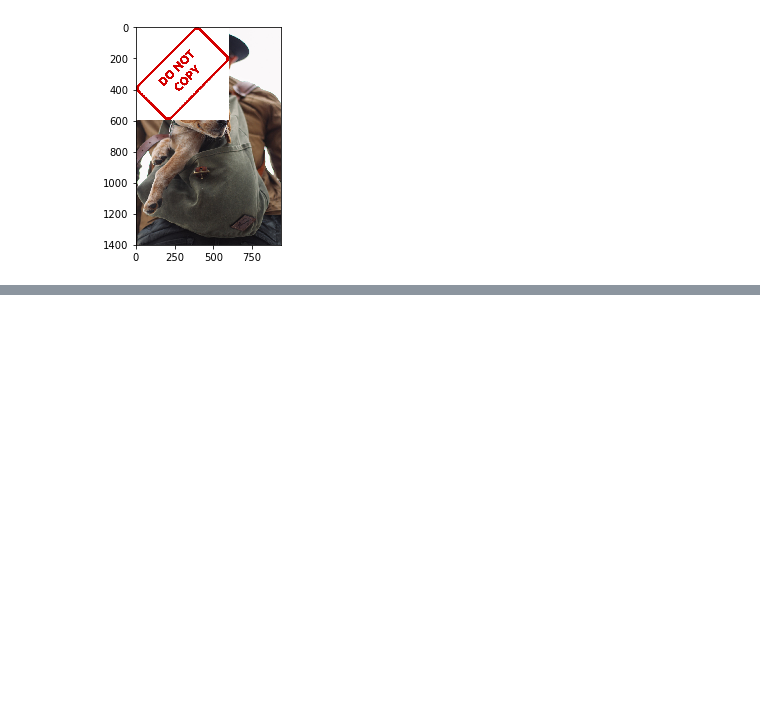
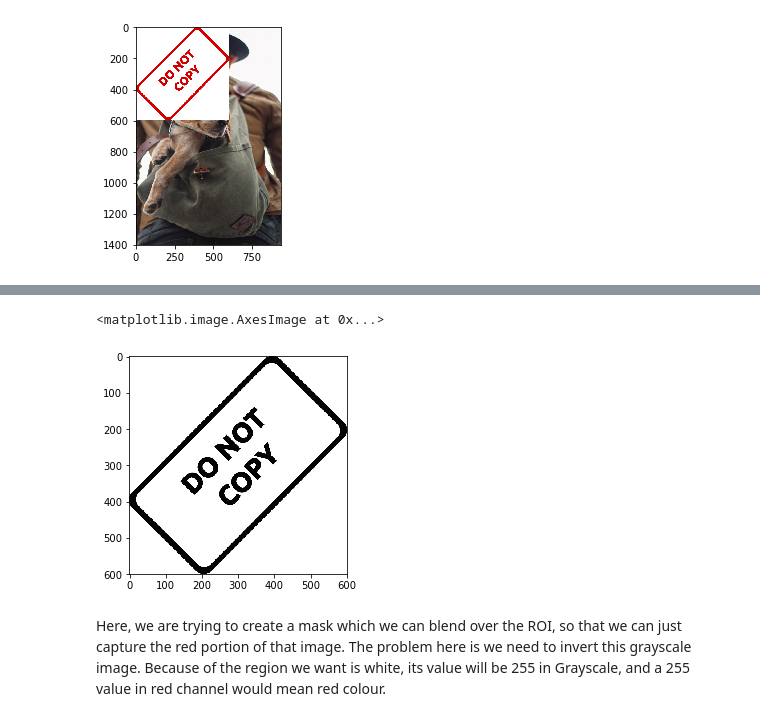
Before and after one commit to ujjwaltyagi2000/computer-vision-basics, a Jupyter notebook: image-processing-basics/blending-pasting-images.ipynb, the cells around one changed output, grey strips where cells are left out. Drawn from its saved outputs; the diff is of its cells as text; code cells hidden in the pictures; blank space fills up the shorter version.

```diff
--- a/image-processing-basics/blending-pasting-images.ipynb
+++ b/image-processing-basics/blending-pasting-images.ipynb
@@ -107,0 +110,5 @@ plt.imshow(large_img)
+# %%
+large_img = cv2.imread('../DATA/dog_backpack.jpg')
+large_img = cv2.cvtColor(large_img, cv2.COLOR_BGR2RGB)
+small_img = cv2.imread('../DATA/watermark_no_copy.png')
+small_img = cv2.cvtColor(small_img, cv2.COLOR_BGR2RGB)
@@ -107,0 +144,9 @@ plt.imshow(large_img)
+# %%
+small_img_gray=cv2.cvtColor(small_img,cv2.COLOR_RGB2GRAY)
+# %%
+plt.imshow(small_img_gray,cmap='gray')
+# %% [output]
+<matplotlib.image.AxesImage at 0x...>
+[figure, added]
+# %% [markdown]
+Here, we are trying to create a mask which we can blend over the ROI, so that we can just capture the red portion of that image. The problem here is we need to invert this grayscale image. Because of the region we want is white, its value will be 255 in Grayscale, and a 255 value in red channel would mean red colour.
```
Also changed, not shown: parts of 26 cells of this notebook.
